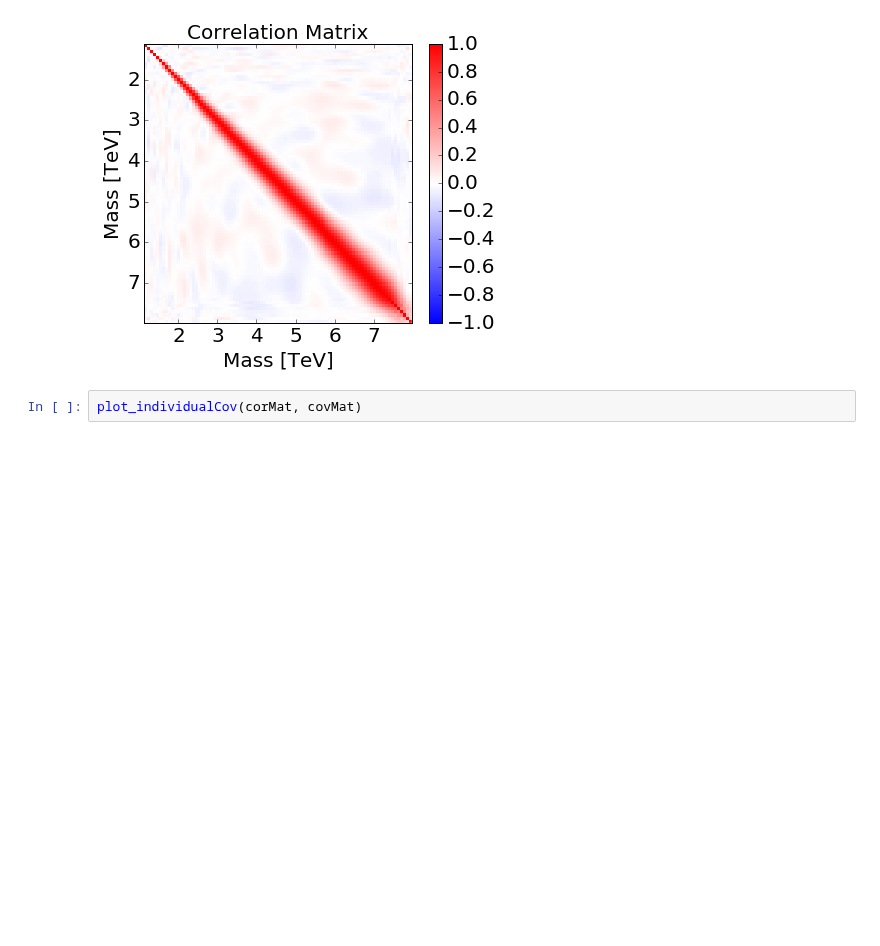
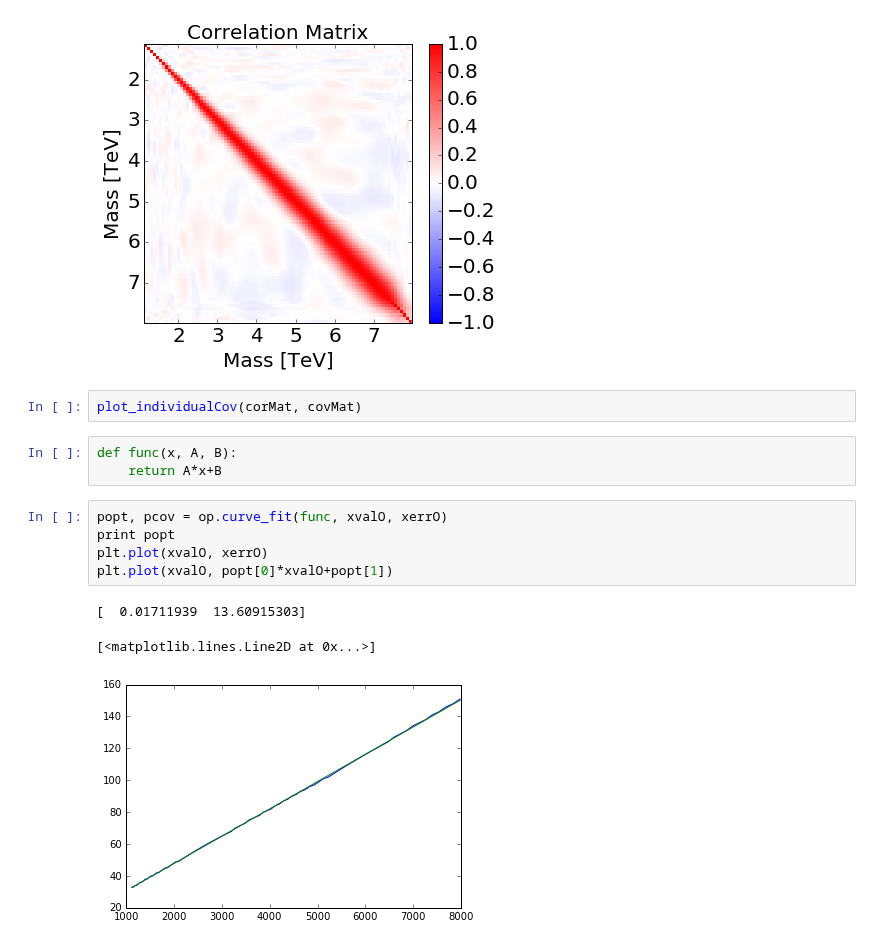
Before and after one commit to mfrate28/GP_Paper, a Jupyter notebook: covariance-structures-GP.ipynb, the cells around one changed output. Saved outputs shown, nothing was run; the diff lists cells and outputs as text; blank space fills up the shorter version.

```diff
--- a/covariance-structures-GP.ipynb
+++ b/covariance-structures-GP.ipynb
@@ -438,3 +438,15 @@ plot_cor(xvalO2D, corMat, False)
 [figure]
 # %%
 plot_individualCov(corMat, covMat)
+# %%
+def func(x, A, B):
+    return A*x+B
+# %%
+popt, pcov = op.curve_fit(func, xvalO, xerrO)
+print popt
+plt.plot(xvalO, xerrO)
+plt.plot(xvalO, popt[0]*xvalO+popt[1])
+# %% [output]
+[  0.01711939  13.60915303]
+[<matplotlib.lines.Line2D at 0x...>]
+[figure, added]
```
Also changed, not shown: parts of 7 cells of this notebook.
